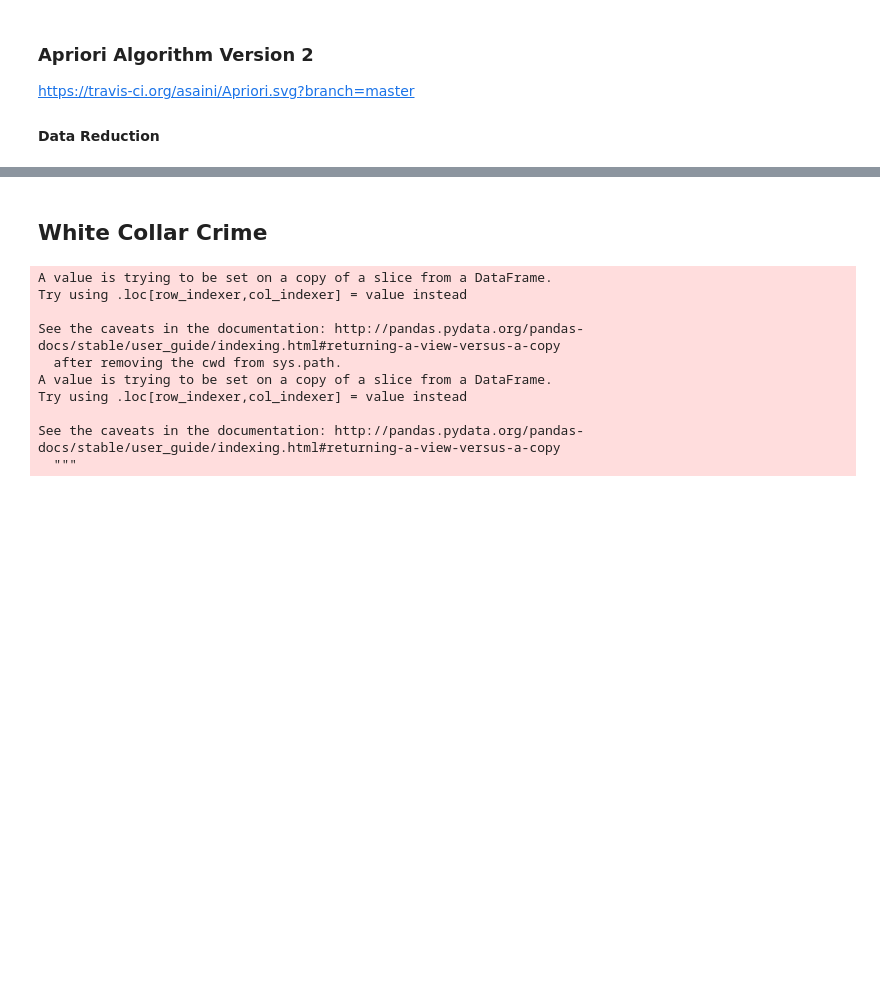
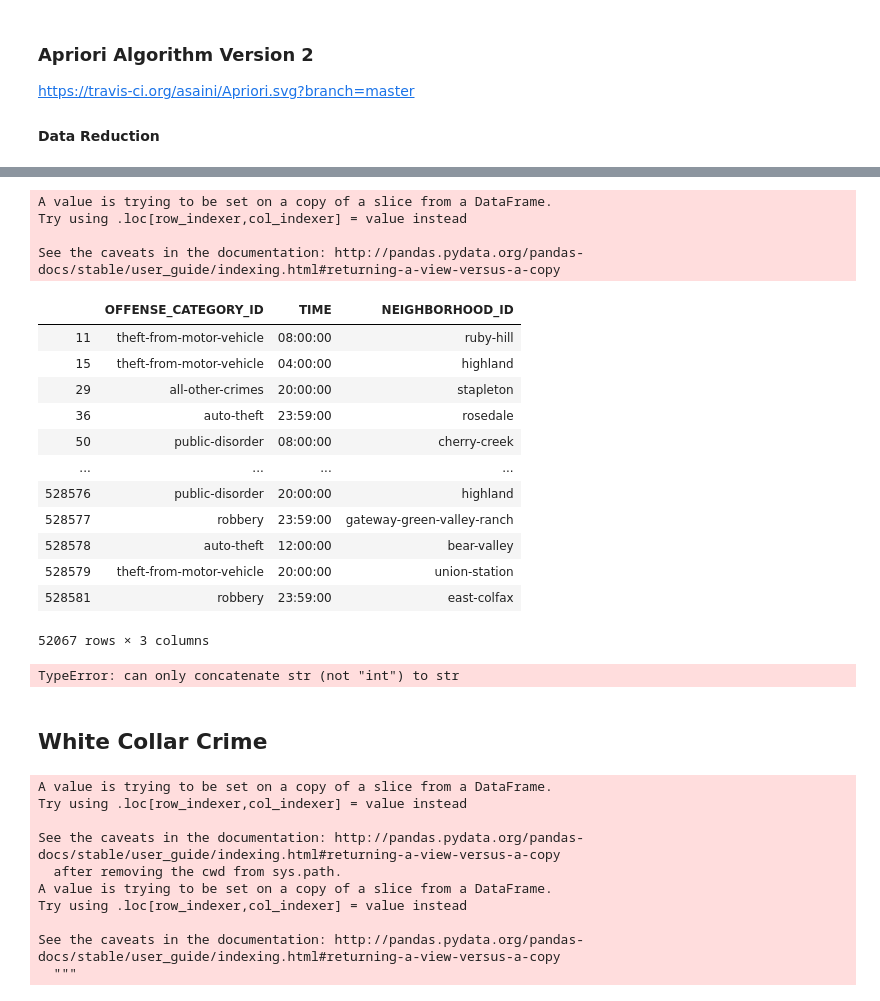
Before and after one commit to bittybueno/data-mining-project, a Jupyter notebook: Course_Project.ipynb, the cells around one changed output, grey strips where cells are left out. Cells and saved outputs as stored; diff of their text form; code cells hidden in the pictures; blank space fills up the shorter version.

```diff
--- a/Course_Project.ipynb
+++ b/Course_Project.ipynb
@@ -107,3 +149,64 @@ See the caveats in the documentation: http://pandas.pydata.org/pandas-docs/stabl
+# %%
+block1 = '1900-01-01 04:00:00'
+block2 = '1900-01-01 08:00:00'
+block3 = '1900-01-01 12:00:00'
+block4 = '1900-01-01 16:00:00'
+block5 = '1900-01-01 20:00:00'
+block6 = '1900-01-01 23:59:00'
+datetime_object1 = datetime.strptime(block1, '%Y-%m-%d %H:%M:%S')
+datetime_object2 = datetime.strptime(block2, '%Y-%m-%d %H:%M:%S')
+datetime_object3 = datetime.strptime(block3, '%Y-%m-%d %H:%M:%S')
+datetime_object4 = datetime.strptime(block4, '%Y-%m-%d %H:%M:%S')
+datetime_object5 = datetime.strptime(block5, '%Y-%m-%d %H:%M:%S')
+datetime_object6 = datetime.strptime(block6, '%Y-%m-%d %H:%M:%S')
+# %%
+for i in range(len(days)):
+    days[i].loc[days[i]['TIME'].dt.time <= datetime_object1.time(), 'TIME'] = datetime_object1
+
+    days[i].loc[(days[i]['TIME'].dt.time > datetime_object1.time())&(days[i]['TIME'].dt.time <= datetime_object2.time()), 'TIME'] = datetime_object2
+
+    days[i].loc[(days[i]['TIME'].dt.time > datetime_object2.time())&(days[i]['TIME'].dt.time <= datetime_object3.time()), 'TIME'] = datetime_object3
+
+    days[i].loc[(days[i]['TIME'].dt.time > datetime_object3.time())&(days[i]['TIME'].dt.time <= datetime_object4.time()), 'TIME'] = datetime_object4
+
+    days[i].loc[(days[i]['TIME'].dt.time > datetime_object4.time())&(days[i]['TIME'].dt.time <= datetime_object5.time()), 'TIME'] = datetime_object5
+
+    days[i].loc[(days[i]['TIME'].dt.time > datetime_object5.time())&(days[i]['TIME'].dt.time <= datetime_object6.time()), 'TIME'] = datetime_object6
+
+    days[i]['TIME'] = [d.time() for d in days[i]['TIME']]
+
+days[0]
+# %% [output]
+A value is trying to be set on a copy of a slice from a DataFrame.
+Try using .loc[row_indexer,col_indexer] = value instead
+
+See the caveats in the documentation: http://pandas.pydata.org/pandas-docs/stable/user_guide/indexing.html#returning-a-view-versus-a-copy
+|  | OFFENSE_CATEGORY_ID | TIME | NEIGHBORHOOD_ID |
+| 11 | theft-from-motor-vehicle | 08:00:00 | ruby-hill |
+| 15 | theft-from-motor-vehicle | 04:00:00 | highland |
+| 29 | all-other-crimes | 20:00:00 | stapleton |
+| 36 | auto-theft | 23:59:00 | rosedale |
+| 50 | public-disorder | 08:00:00 | cherry-creek |
+| ... | ... | ... | ... |
+| 528576 | public-disorder | 20:00:00 | highland |
+| 528577 | robbery | 23:59:00 | gateway-green-valley-ranch |
+| 528578 | auto-theft | 12:00:00 | bear-valley |
+| 528579 | theft-from-motor-vehicle | 20:00:00 | union-station |
+| 528581 | robbery | 23:59:00 | east-colfax |
+52067 rows × 3 columns
+# %%
+WCC_csv = days[0][['OFFENSE_CATEGORY_ID', 'TIME', 'NEIGHBORHOOD_ID']]
+WCC_csv = WCC_csv.sample(5000)
+WCC_csv.to_csv('Sun.csv')
+
+for i in range(len(days)):
+    WCC_csv = days[i][['OFFENSE_CATEGORY_ID', 'TIME', 'NEIGHBORHOOD_ID']]
+    WCC_csv = WCC_csv.sample(5000)
+    WCC_csv.to_csv('Day' + i + '.csv')
+
+!python apriori.py -f 'Day4.csv' -s 0.0012
+# %% [output]
+TypeError: can only concatenate str (not "int") to str
 # %% [markdown]
 ## White Collar Crime
 # %%
```
Also changed, not shown: parts of 11 cells of this notebook, 9 other files.
